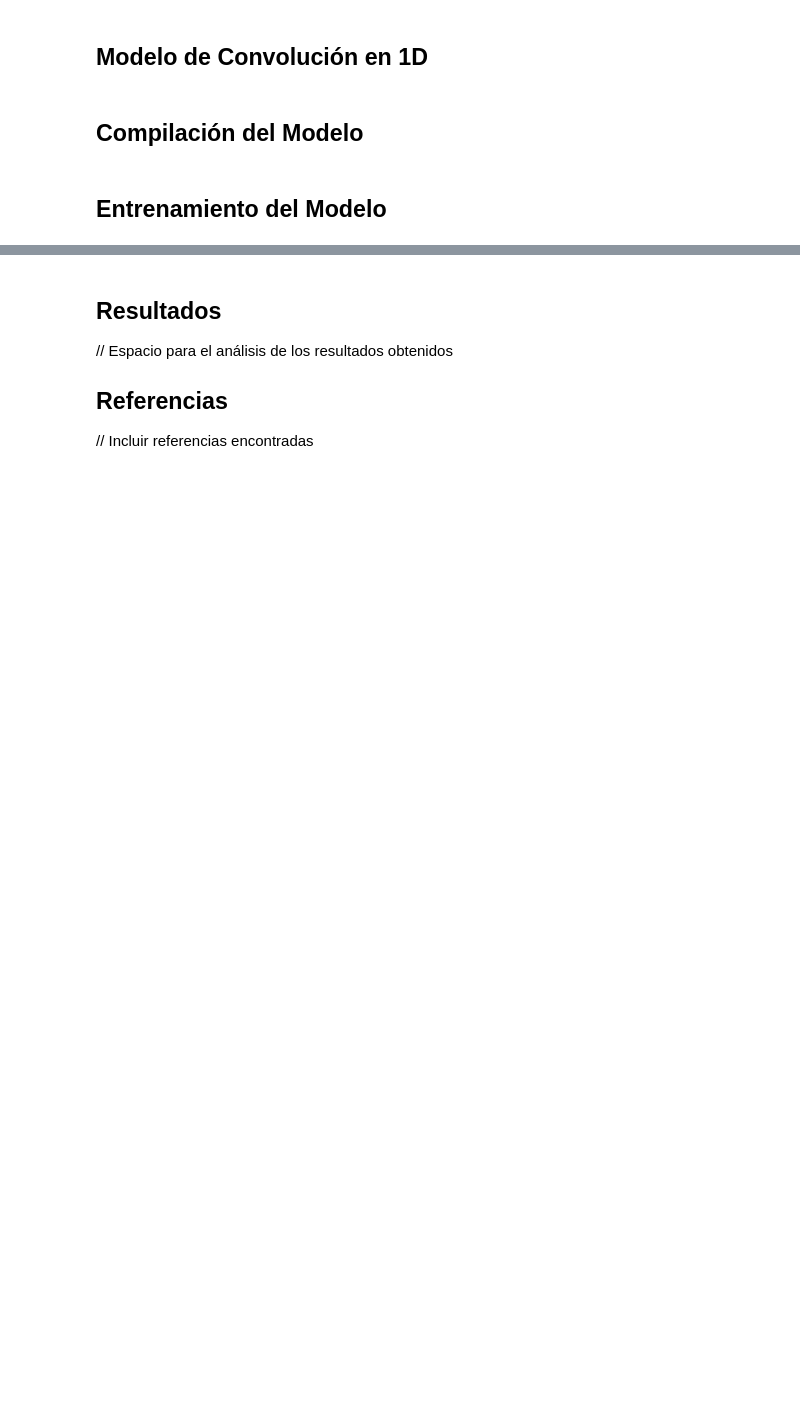
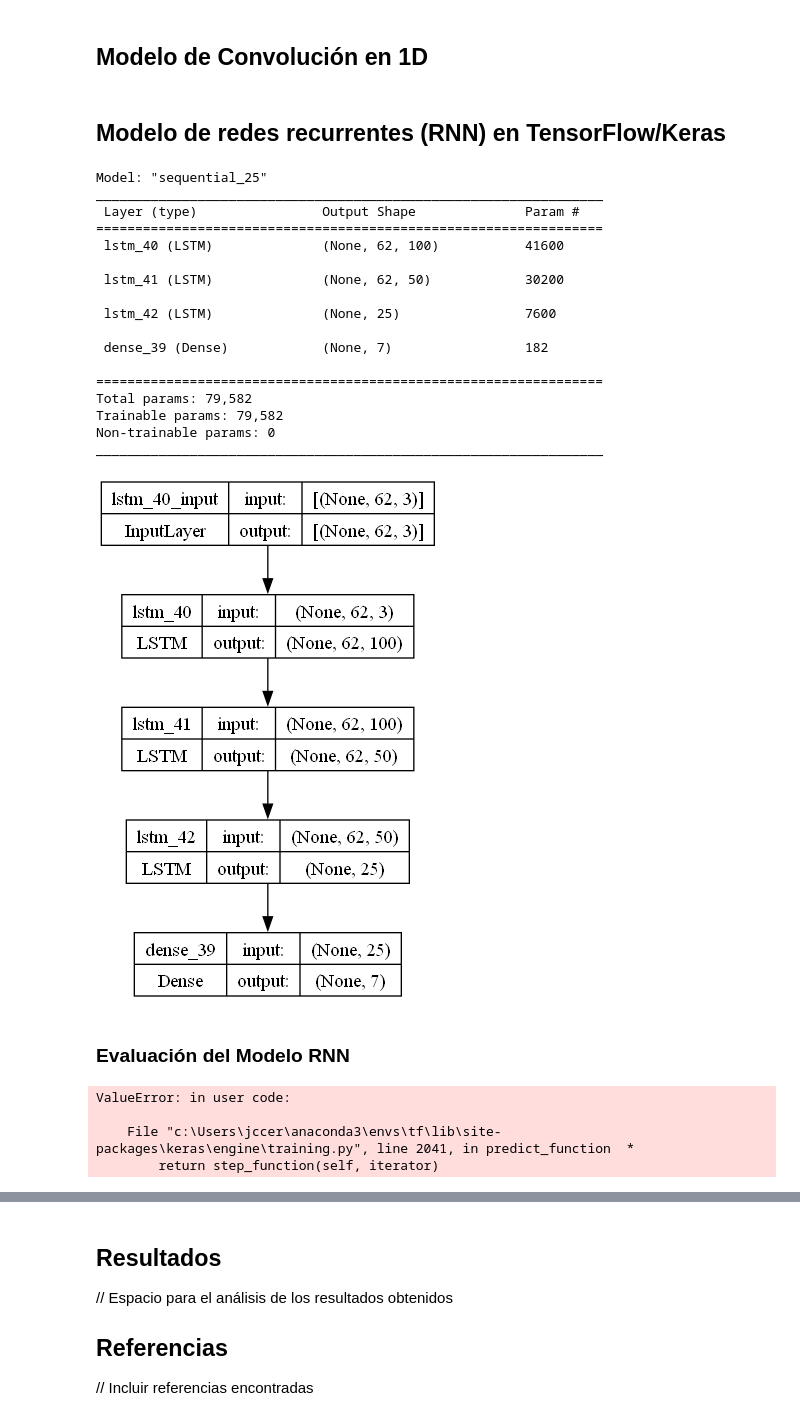
Before and after one commit to Sebastian-Cely/M1-Procesamiento-datos-secuenciales, a Jupyter notebook: notebooks/recurrent_model.ipynb, the cells around one changed output, grey strips where cells are left out. Cells and saved outputs as stored; diff of their text form; code cells hidden in the pictures; blank space fills up the shorter version.

```diff
--- a/notebooks/recurrent_model.ipynb
+++ b/notebooks/recurrent_model.ipynb
@@ -375,2 +831,46 @@ model.add(Dense(1))  # Capa de salida para regresión
+# %% [markdown]
+## Modelo de redes recurrentes (RNN) en TensorFlow/Keras
+# %%
+# Definir las variables según el LSTM
+input_shape = (62, 3)  # 62 pasos de tiempo con 3 características cada uno
+
+model = Sequential([
+    # Primera capa LSTM: Establecer return_sequences=True para pasar la secuencia completa a la siguiente capa LSTM
+    LSTM(100, activation='relu', input_shape=input_shape, return_sequences=True),
+
+    # Segunda capa LSTM: También con return_sequences=True
+    LSTM(50, activation='relu', return_sequences=True),
+
+    # Tercera y última capa LSTM: Aquí puede ser return_sequences=False ya que la siguiente capa es densa
+    LSTM(25, activation='relu', return_sequences=False),
+
+    # Capa de salida: Ajusta el número de neuronas y la función de activación según tu caso de uso
+    # Ejemplo para clasificación binaria; ajusta según sea necesario
+    Dense(7, activation='softmax')
+    #Dense(1, activation='sigmoid')
+])
+
+model.summary()
+
+keras.utils.plot_model(model, to_file='model_RNN.png', show_shapes=True, show_layer_names=True)
+# %% [output]
+Model: "sequential_25"
+_________________________________________________________________
+ Layer (type)                Output Shape              Param #
+=================================================================
+ lstm_40 (LSTM)              (None, 62, 100)           41600
+
+ lstm_41 (LSTM)              (None, 62, 50)            30200
+
+ lstm_42 (LSTM)              (None, 25)                7600
+
+ dense_39 (Dense)            (None, 7)                 182
+
+=================================================================
+Total params: 79,582
+Trainable params: 79,582
+Non-trainable params: 0
+_________________________________________________________________
+[figure, added]
 # %% [markdown]
-## Compilación del Modelo
+### Evaluación del Modelo RNN
@@ -381,2 +877,19 @@ model.compile(optimizer='adam', loss='mse')  # Uso de  'adam' como optimizador y
-# %% [markdown]
-## Entrenamiento del Modelo
+# %%
+# Evaluación del modelo RNN
+from sklearn.metrics import mean_squared_error
+
+# Aplanar los datos de prueba
+X_test_flattened = X_test.reshape(X_test.shape[0], -1)
+
+# Ahora, puedes intentar obtener las predicciones nuevamente usando los datos aplanados
+predicciones = model.predict(X_test_flattened)
+
+# Calcular el MSE utilizando las predicciones y las etiquetas verdaderas
+mse = mean_squared_error(y_test, predicciones)
+
+print("Error cuadrático medio:", mse)
+# %% [output]
+ValueError: in user code:
+
+    File "c:\Users\jccer\anaconda3\envs\tf\lib\site-packages\keras\engine\training.py", line 2041, in predict_function  *
+        return step_function(self, iterator)
```
Also changed, not shown: parts of 64 cells of this notebook, 3 other files.
